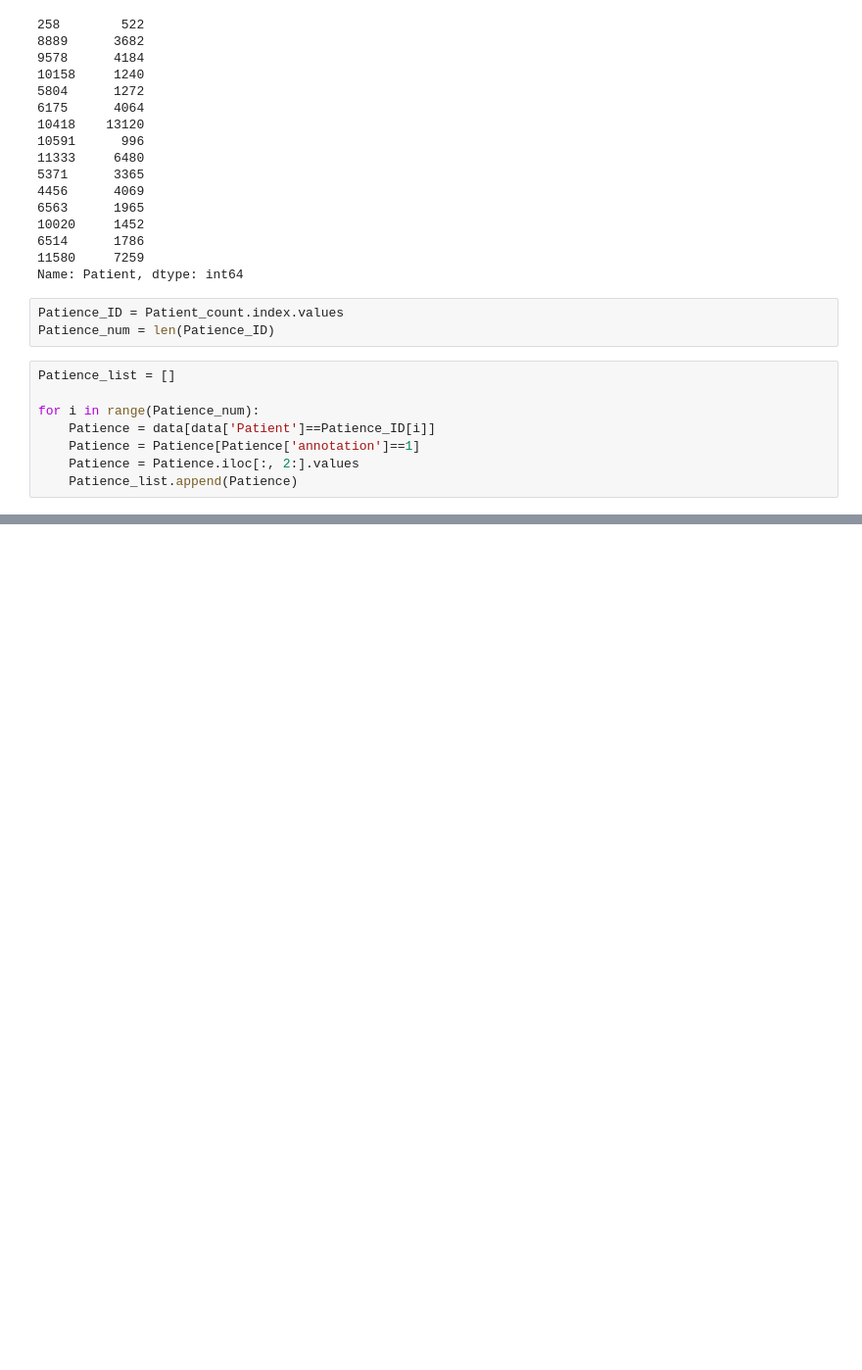
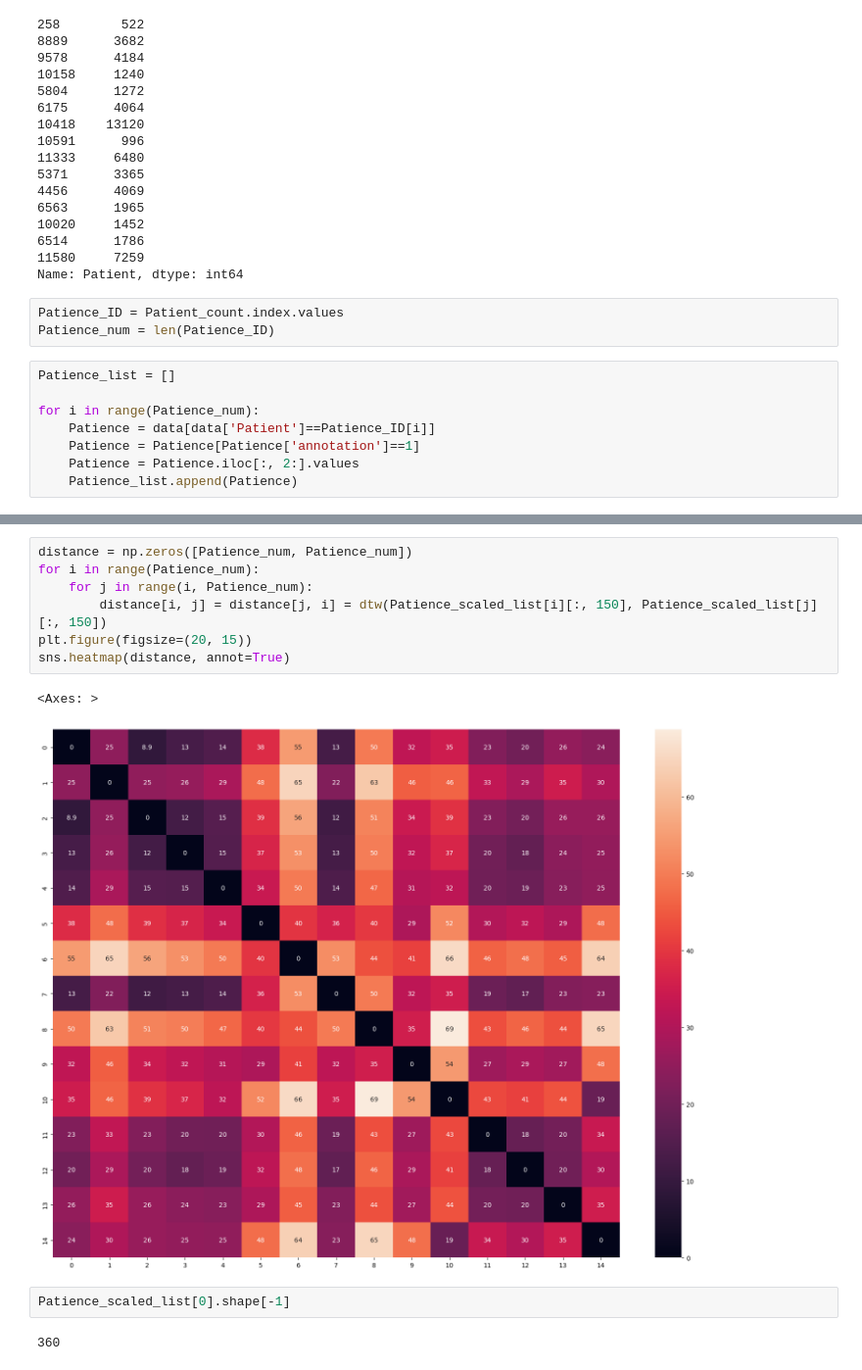
Before and after one commit to Hong-01/EE4C12-Epileptic-Seizure-Detection-using-EEG, a Jupyter notebook: Cluster.ipynb, the cells around one changed output, grey strips where cells are left out. Shown at 98% size. Drawn from its saved outputs; the diff is of its cells as text; blank space fills up the shorter version.

```diff
--- a/Cluster.ipynb
+++ b/Cluster.ipynb
@@ -110,0 +99,14 @@ for i in range(Patience_num):
+# %%
+distance = np.zeros([Patience_num, Patience_num])
+for i in range(Patience_num):
+    for j in range(i, Patience_num):
+        distance[i, j] = distance[j, i] = dtw(Patience_scaled_list[i][:, 150], Patience_scaled_list[j][:, 150])
+plt.figure(figsize=(20, 15))
+sns.heatmap(distance, annot=True)
+# %% [output]
+<Axes: >
+[figure, added]
+# %%
+Patience_scaled_list[0].shape[-1]
+# %% [output]
+360
```
Also changed, not shown: parts of 13 cells of this notebook.
